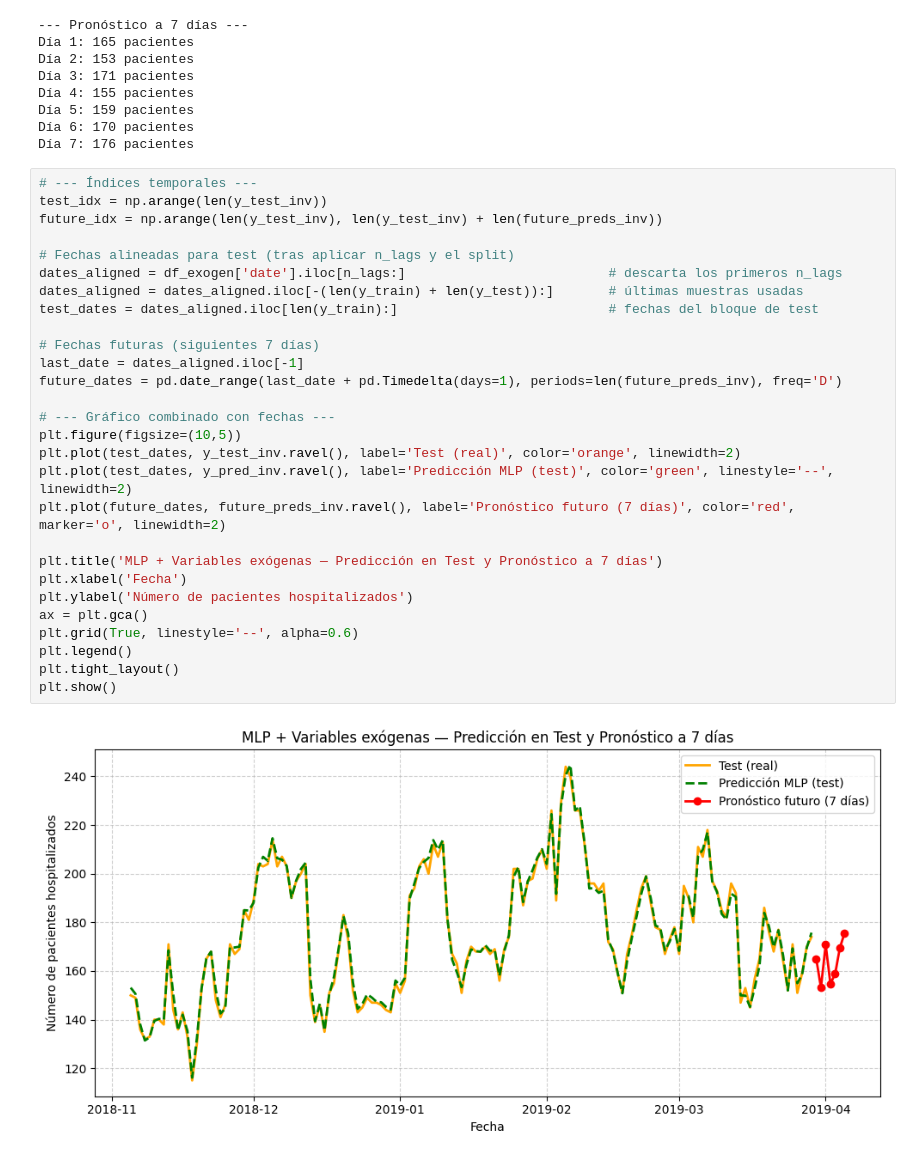
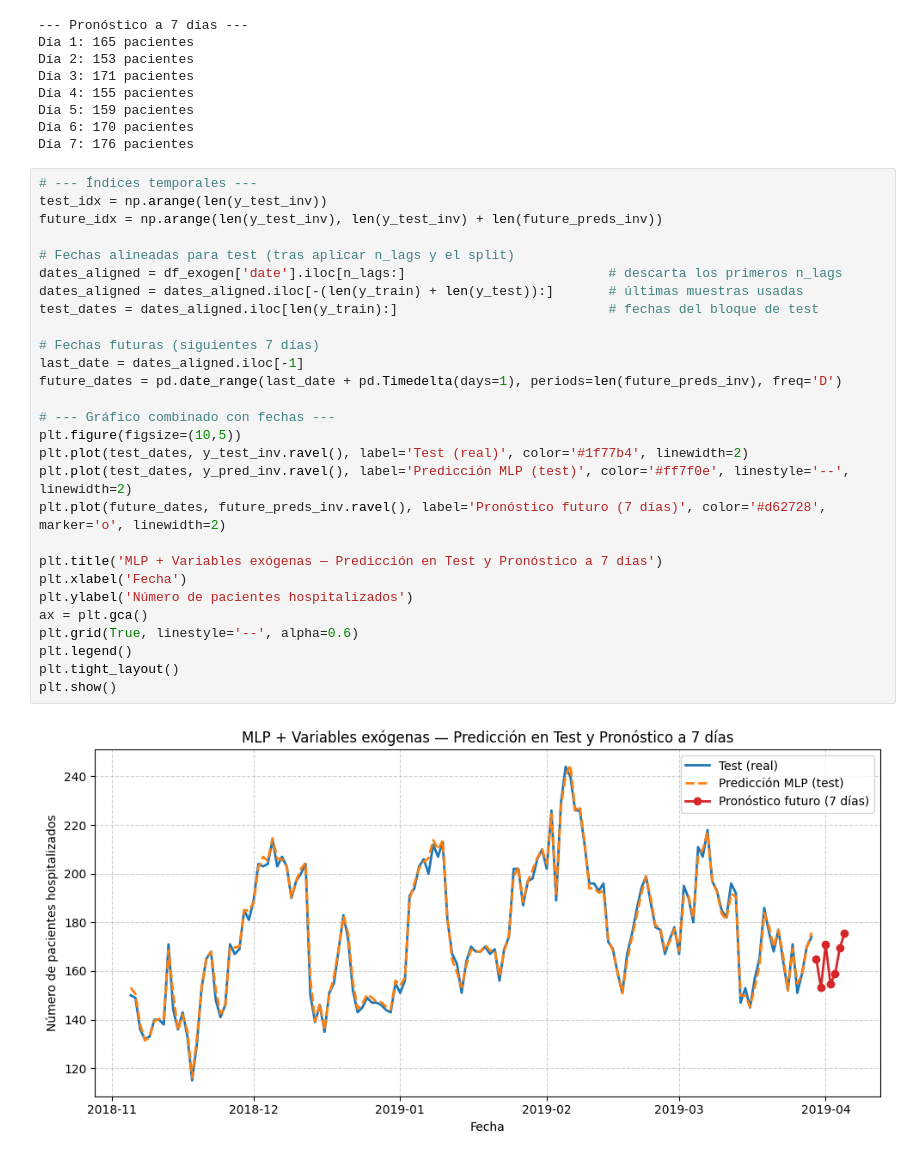
Before and after one commit to FaustoGabini/hospital-bed-prediction, a Jupyter notebook: 03_MLP.ipynb, the cells around one changed output. Cells and saved outputs as stored; diff of their text form.

```diff
--- a/03_MLP.ipynb
+++ b/03_MLP.ipynb
@@ -305,33 +305,33 @@ Día 7: 176 pacientes
 # %%
 # --- Índices temporales ---
 test_idx = np.arange(len(y_test_inv))
 future_idx = np.arange(len(y_test_inv), len(y_test_inv) + len(future_preds_inv))
 
 # Fechas alineadas para test (tras aplicar n_lags y el split)
 dates_aligned = df_exogen['date'].iloc[n_lags:]                          # descarta los primeros n_lags
 dates_aligned = dates_aligned.iloc[-(len(y_train) + len(y_test)):]       # últimas muestras usadas
 test_dates = dates_aligned.iloc[len(y_train):]                           # fechas del bloque de test
 
 # Fechas futuras (siguientes 7 días)
 last_date = dates_aligned.iloc[-1]
 future_dates = pd.date_range(last_date + pd.Timedelta(days=1), periods=len(future_preds_inv), freq='D')
 
 # --- Gráfico combinado con fechas ---
 plt.figure(figsize=(10,5))
-plt.plot(test_dates, y_test_inv.ravel(), label='Test (real)', color='orange', linewidth=2)
-plt.plot(test_dates, y_pred_inv.ravel(), label='Predicción MLP (test)', color='green', linestyle='--', linewidth=2)
-plt.plot(future_dates, future_preds_inv.ravel(), label='Pronóstico futuro (7 días)', color='red', marker='o', linewidth=2)
+plt.plot(test_dates, y_test_inv.ravel(), label='Test (real)', color='#1f77b4', linewidth=2)
+plt.plot(test_dates, y_pred_inv.ravel(), label='Predicción MLP (test)', color='#ff7f0e', linestyle='--', linewidth=2)
+plt.plot(future_dates, future_preds_inv.ravel(), label='Pronóstico futuro (7 días)', color='#d62728', marker='o', linewidth=2)
 
 plt.title('MLP + Variables exógenas — Predicción en Test y Pronóstico a 7 días')
 plt.xlabel('Fecha')
 plt.ylabel('Número de pacientes hospitalizados')
 ax = plt.gca()
 plt.grid(True, linestyle='--', alpha=0.6)
 plt.legend()
 plt.tight_layout()
 plt.show()
 # %% [output]
-[figure, old version]
+[figure, new version]
 # %%
 # --- Gráfico combinado con fechas ---
 plt.figure(figsize=(10,5))
```
Also changed, not shown: parts of 2 cells of this notebook, 1 other file.
